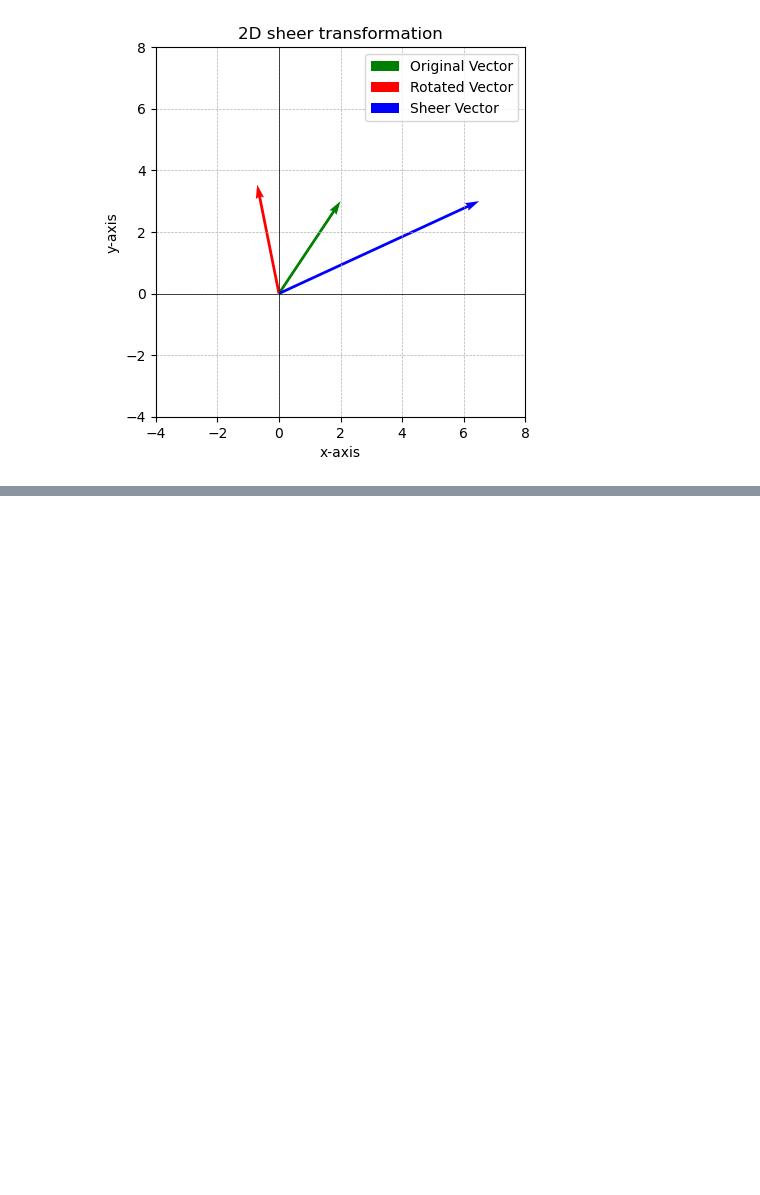
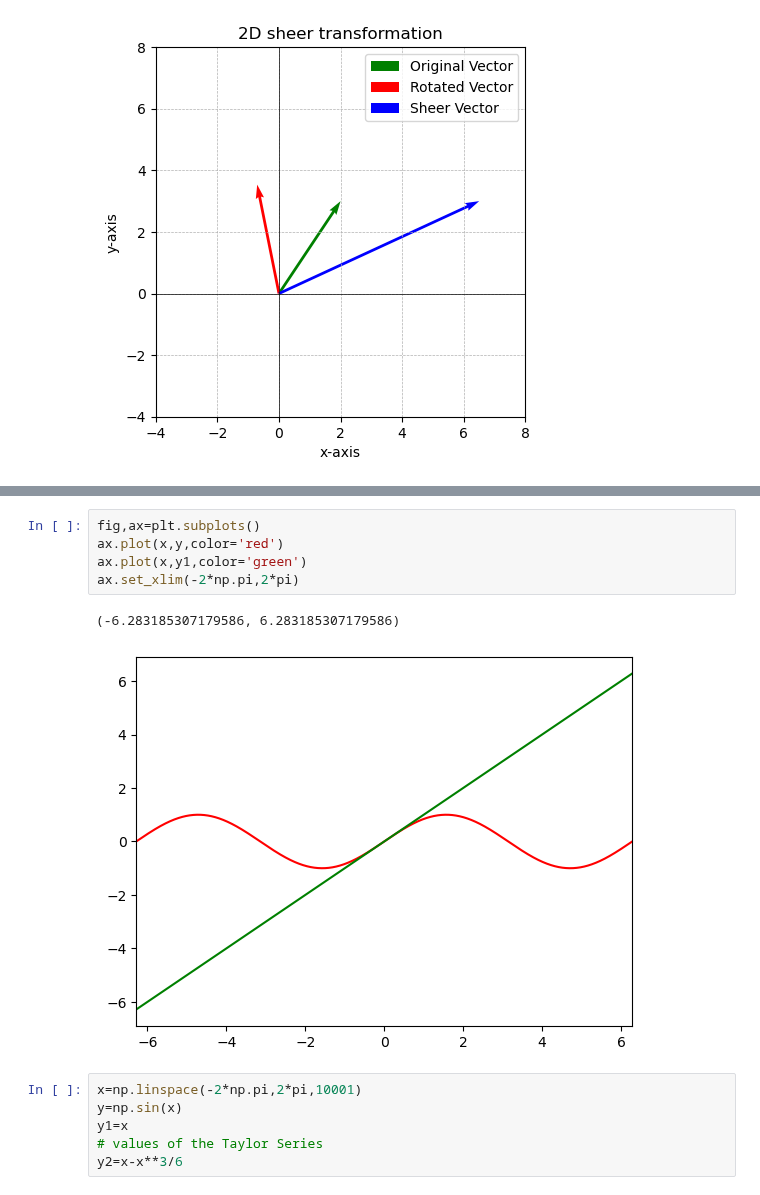
Before and after one commit to atibp1722/linear-algebra, a Jupyter notebook: equations(1).ipynb, the cells around one changed output, grey strips where cells are left out. Saved outputs shown, nothing was run; the diff lists cells and outputs as text; blank space fills up the shorter version.

```diff
--- a/equations(1).ipynb
+++ b/equations(1).ipynb
@@ -125,0 +161,14 @@ plt.show()
+# %%
+fig,ax=plt.subplots()
+ax.plot(x,y,color='red')
+ax.plot(x,y1,color='green')
+ax.set_xlim(-2*np.pi,2*pi)
+# %% [output]
+(-6.283185307179586, 6.283185307179586)
+[figure, added]
+# %%
+x=np.linspace(-2*np.pi,2*pi,10001)
+y=np.sin(x)
+y1=x
+# values of the Taylor Series
+y2=x-x**3/6
```
Also changed, not shown: parts of 9 cells of this notebook.
